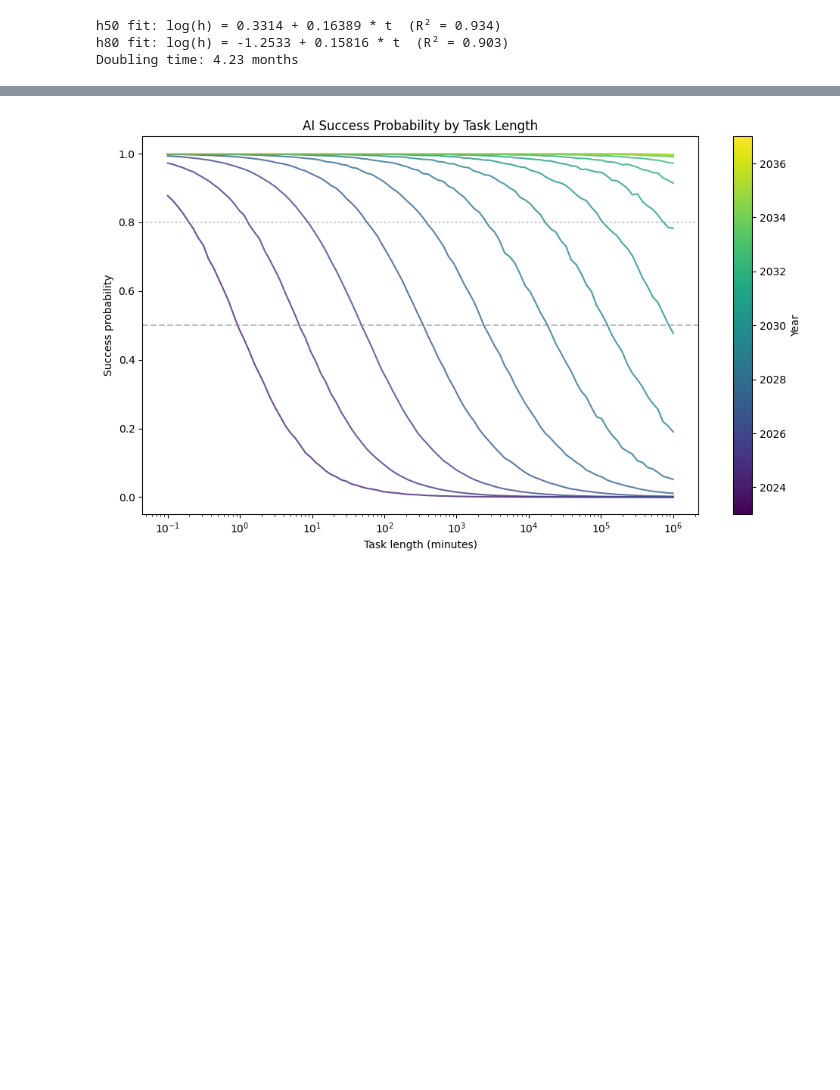
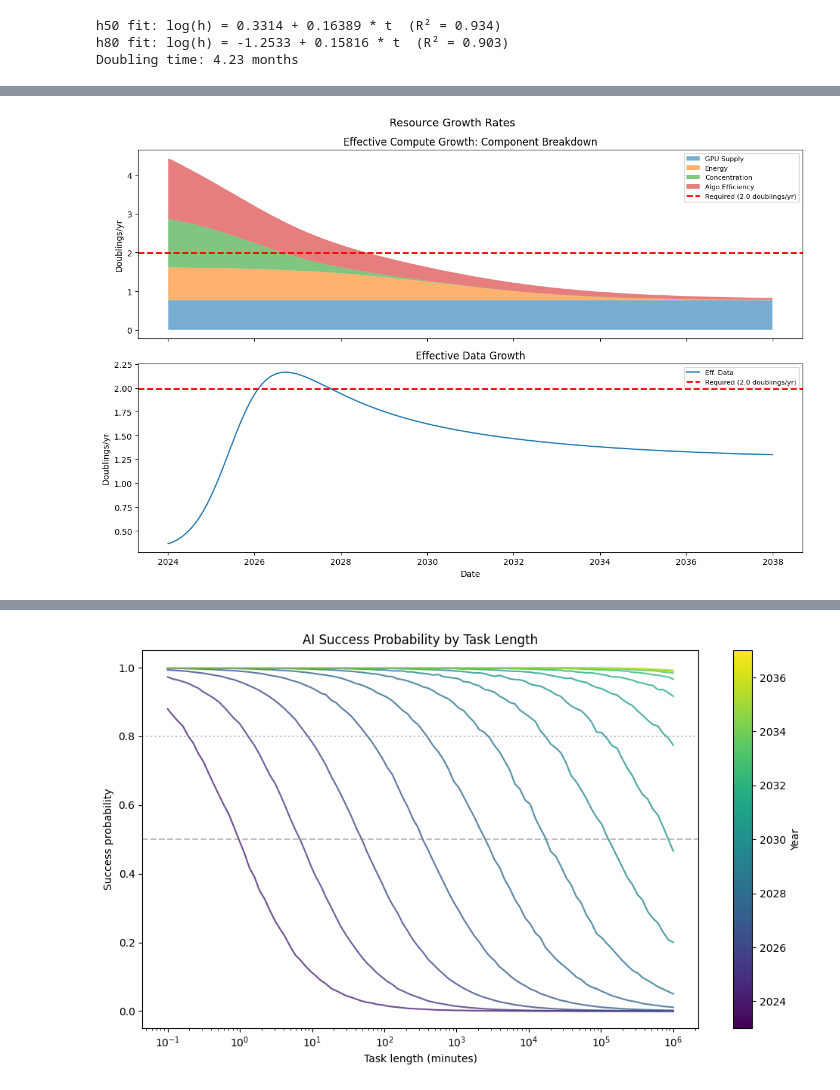
Before and after one commit to danwahl/robotics-2037, a Jupyter notebook: main.ipynb, the cells around one changed output, grey strips where cells are left out. Drawn from its saved outputs; the diff is of its cells as text; code cells hidden in the pictures; blank space fills up the shorter version.

```diff
--- a/main.ipynb
+++ b/main.ipynb
@@ -130,5 +130,54 @@ Required resource doubling: 7.0 months
 Binding constraint at 2026: data
 Ceiling matrix shape: (15, 500)
+# %%
+# Resource constraint growth rates (in doublings per year)
+g_required = np.log(2) / (required_resource_doubling_months / 12.0)
+LN2 = np.log(2)
+
+t_mid_dates = [
+    date.fromordinal(int(date(2024, 1, 1).toordinal() + t * 365.25))
+    for t in rates["t_mid"]
+]
+
+fig, (ax1, ax2) = plt.subplots(2, 1, figsize=(12, 8), sharex=True)
+
+# Top: stacked area of compute components
+components = [
+    ("gpu", "GPU Supply"),
+    ("energy", "Energy"),
+    ("concentration", "Concentration"),
+    ("algo", "Algo Efficiency"),
+]
+bottoms = np.zeros(len(rates["gpu"]))
+for key, label in components:
+    vals = np.maximum(rates[key] / LN2, 0)
+    ax1.fill_between(t_mid_dates, bottoms, bottoms + vals, alpha=0.6, label=label)
+    bottoms = bottoms + vals
+
+ax1.axhline(
+    y=g_required / LN2, color="r", linestyle="--", lw=2,
+    label=f"Required ({g_required / LN2:.1f} doublings/yr)",
+)
+ax1.set_ylabel("Doublings/yr")
+ax1.set_title("Effective Compute Growth: Component Breakdown")
+ax1.legend(fontsize=8)
+
+# Bottom: effective data growth rate
+ax2.plot(t_mid_dates, rates["data"] / LN2, lw=1.5, label="Eff. Data")
+ax2.axhline(
+    y=g_required / LN2, color="r", linestyle="--", lw=2,
+    label=f"Required ({g_required / LN2:.1f} doublings/yr)",
+)
+ax2.set_ylabel("Doublings/yr")
+ax2.set_xlabel("Date")
+ax2.set_title("Effective Data Growth")
+ax2.legend(fontsize=8)
+
+plt.suptitle("Resource Growth Rates", fontsize=13)
+plt.tight_layout()
+plt.show()
+# %% [output]
+[figure, added]
 # %%
 fig, ax = plt.subplots(figsize=(10, 6))
 
```
Also changed, not shown: parts of 8 cells of this notebook, 2 other files.
